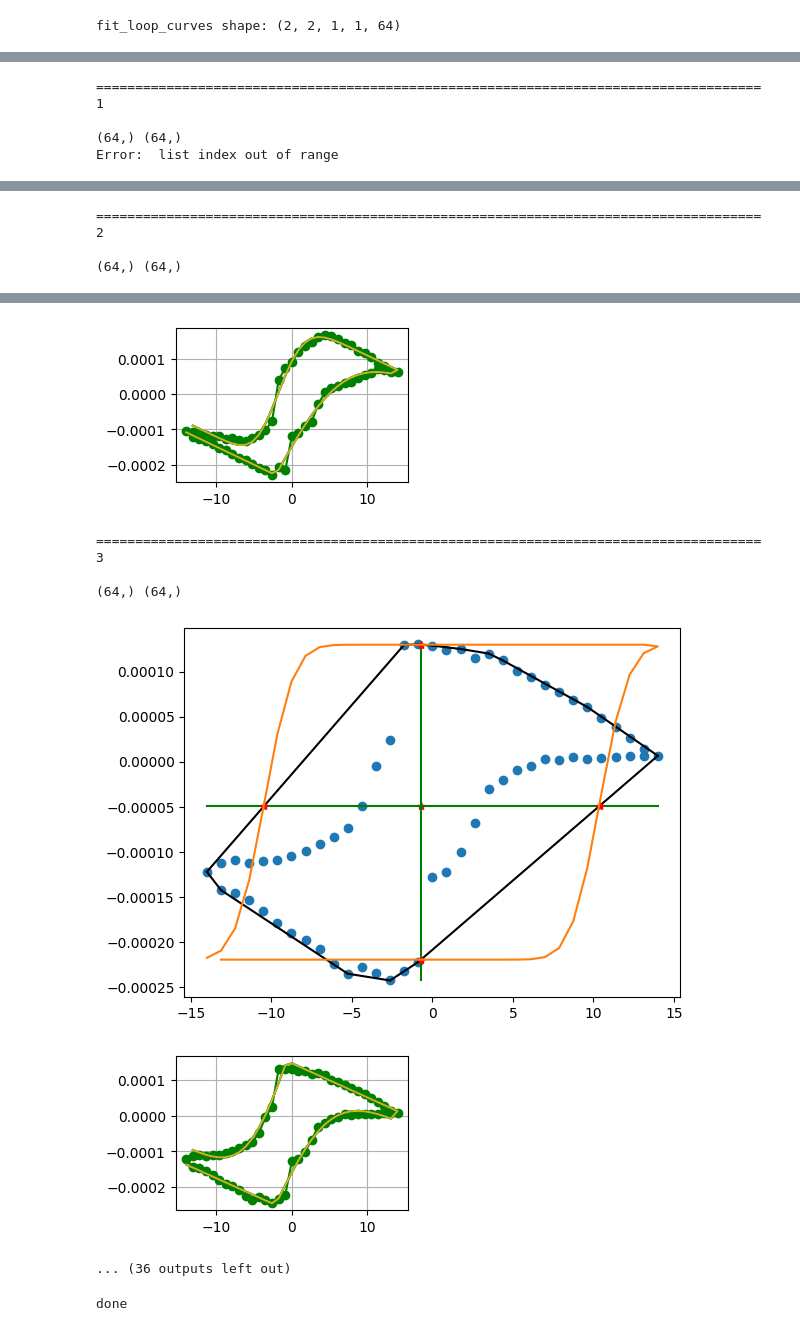
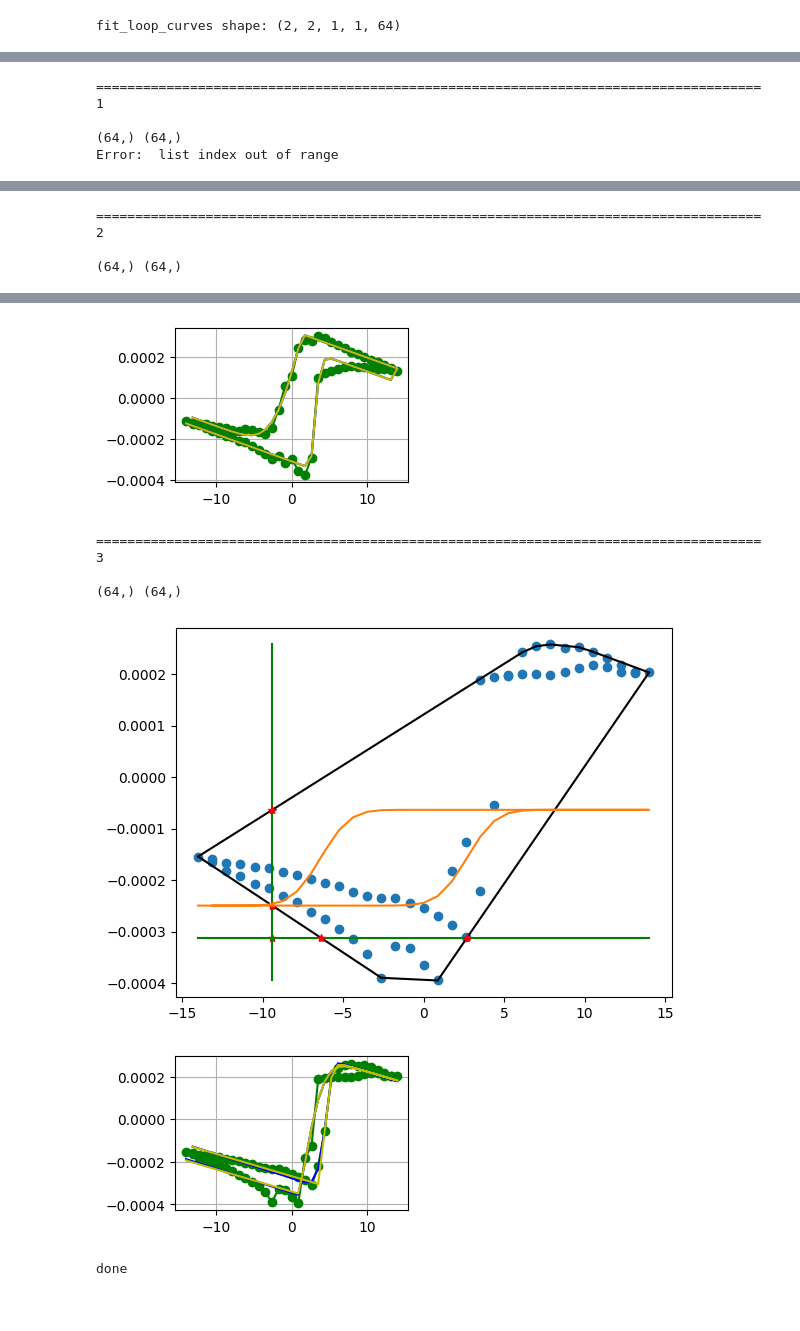
Before and after one commit to pycroscopy/BGlib, a Jupyter notebook: BGlib/misc/jc1_bg_gui.ipynb, the cells around one changed output, grey strips where cells are left out. Cells and saved outputs as stored; diff of their text form; code cells hidden in the pictures.

```diff
--- a/BGlib/misc/jc1_bg_gui.ipynb
+++ b/BGlib/misc/jc1_bg_gui.ipynb
@@ -1502,7 +1502,7 @@ for i in range(2):
                 y_loop = loops[i, j, f, c, :]
                 x_vdc = vdc_vec
                 print(y_loop.shape, x_vdc.shape)
-                p0 = generate_deep_guess(x_vdc, y_loop, show_plots=True)
+                p0 = generate_shallow_guess(x_vdc, y_loop, show_plots=True)
                 print(p0)
                 ##
                 ##
@@ -1590,7 +1591,7 @@ fitter_loop = SidFitter(
     loop_fit_function,
     xvec=vdc_vec,
     num_workers=num_workers,
-    guess_fn=generate_deep_guess,
+    guess_fn=generate_shallow_guess,
     ind_dims=ind_dims,
     threads=1,
     return_cov=False,
@@ -1660,8 +1661,8 @@ array([-8.54996868e-05, -9.56446795e-05, -1.05789672e-04, -1.15934665e-04,
 # %%
 plot_no=0
 index_no=0
-for i in range(4):
-    for j in range(4):
+for i in range(2):
+    for j in range(2):
         for f in range(1):
             for c in range(1):
                 print()
@@ -1678,7 +1679,7 @@ for i in range(4):
                 y_loop = loops[i, j, f, c, :]
                 x_vdc = vdc_vec
                 print(y_loop.shape, x_vdc.shape)
-                p0 = generate_deep_guess(x_vdc, y_loop, show_plots=True)
+                p0 = generate_shallow_guess(x_vdc, y_loop, show_plots=True)
                 popt, pcov = curve_fit(loop_fit_function, x_vdc, y_loop, p0=p0, maxfev=5000)
                 plt.figure(figsize=(3,2))
                 plt.plot(x_vdc, y_loop, 'go-')
@@ -1706,10 +1707,9 @@ Error:  list index out of range
-[figure, old version]
+[figure, new version]
 ===================================================================================== 3
 
 (64,) (64,)
-[figure, old version]
+[figure, new version]
-[figure, old version]
+[figure, new version]
-... (36 outputs left out)
 # %%
 print('done')
 # %% [output]
```
Also changed, not shown: parts of 11 cells of this notebook, 1 other file.
